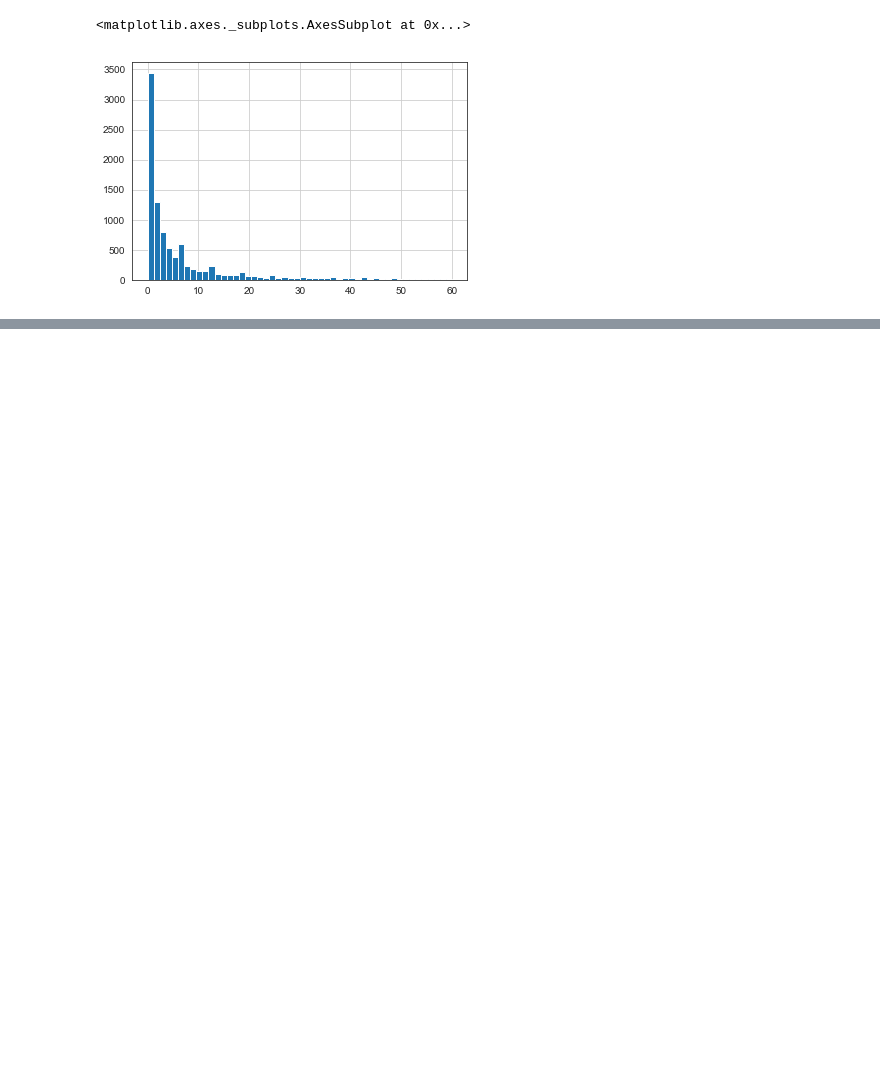
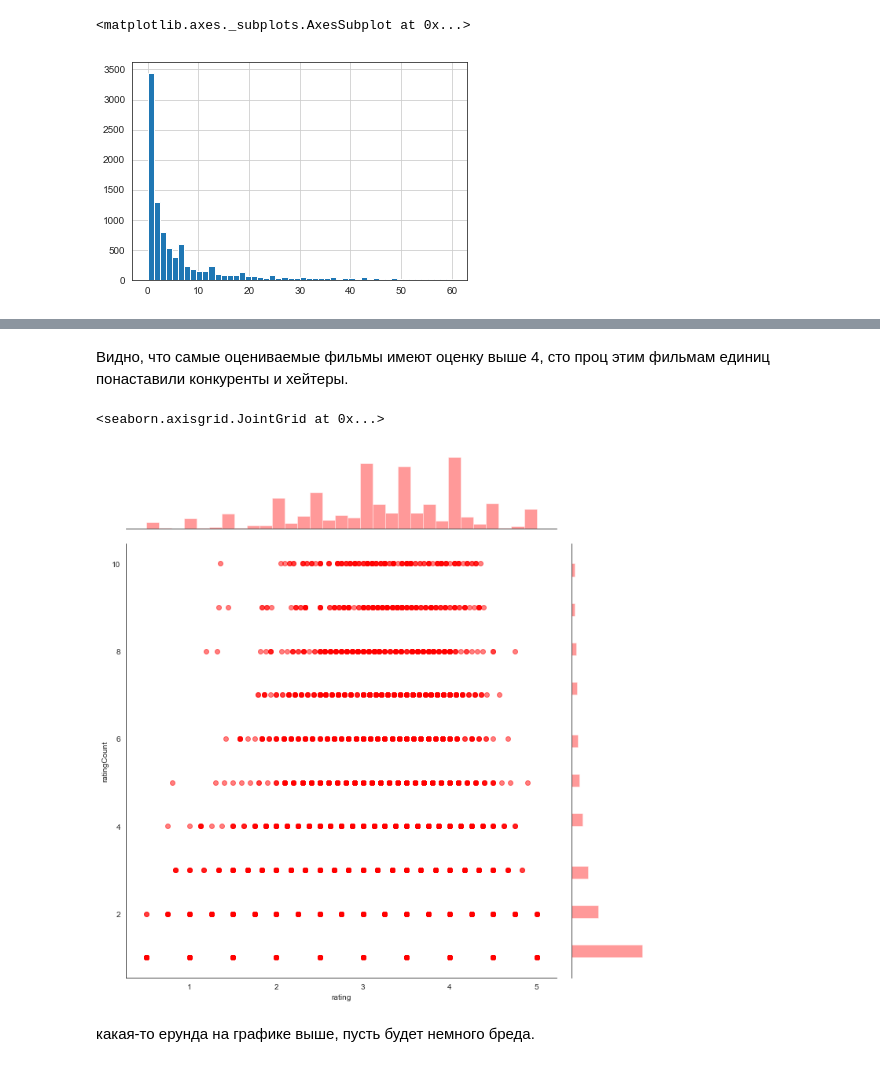
Before and after one commit to MedalKa/lab2, a Jupyter notebook: Lab_2. Recommender systems.ipynb, the cells around one changed output, grey strips where cells are left out. Cells and saved outputs as stored; diff of their text form; code cells hidden in the pictures; blank space fills up the shorter version.

```diff
--- a/Lab_2. Recommender systems.ipynb
+++ b/Lab_2. Recommender systems.ipynb
@@ -221,0 +260,9 @@ Name: movieId, dtype: int64
+# %% [markdown]
+Видно, что самые оцениваемые фильмы имеют оценку выше 4, сто проц этим фильмам единиц понаставили конкуренты и хейтеры.
+# %%
+sns.jointplot(x='rating',y='ratingCount', data=movies[movies["ratingCount"]<=10], alpha=0.5, height=10, color='red')
+# %% [output]
+<seaborn.axisgrid.JointGrid at 0x...>
+[figure, added]
+# %% [markdown]
+какая-то ерунда на графике выше, пусть будет немного бреда.
```
Also changed, not shown: parts of 22 cells of this notebook.
